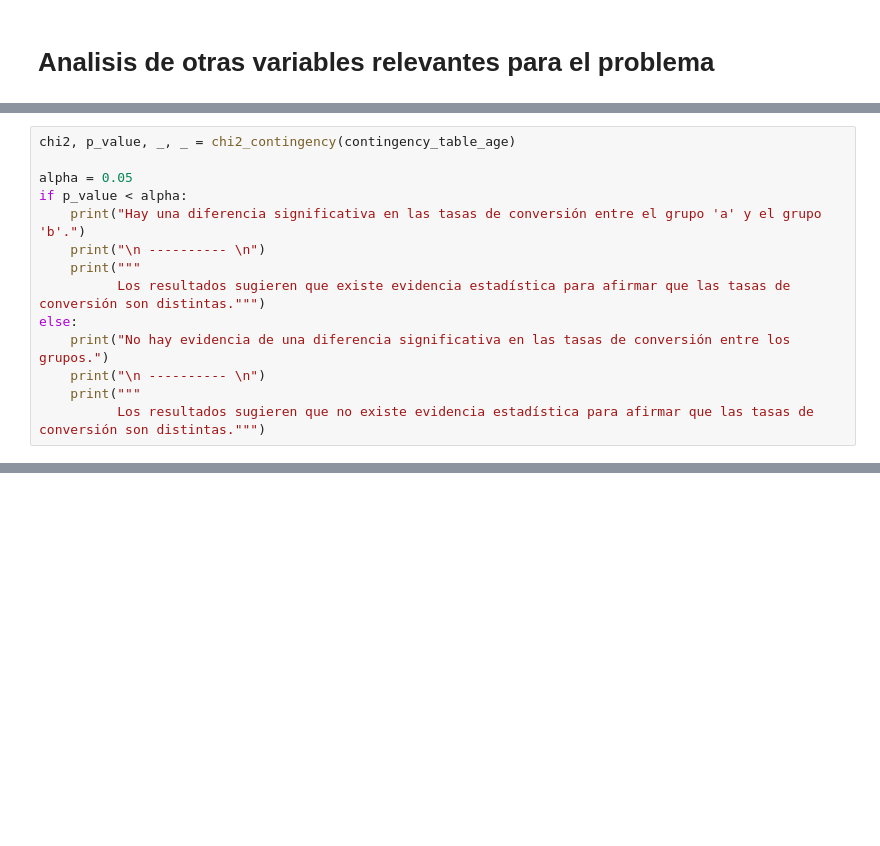
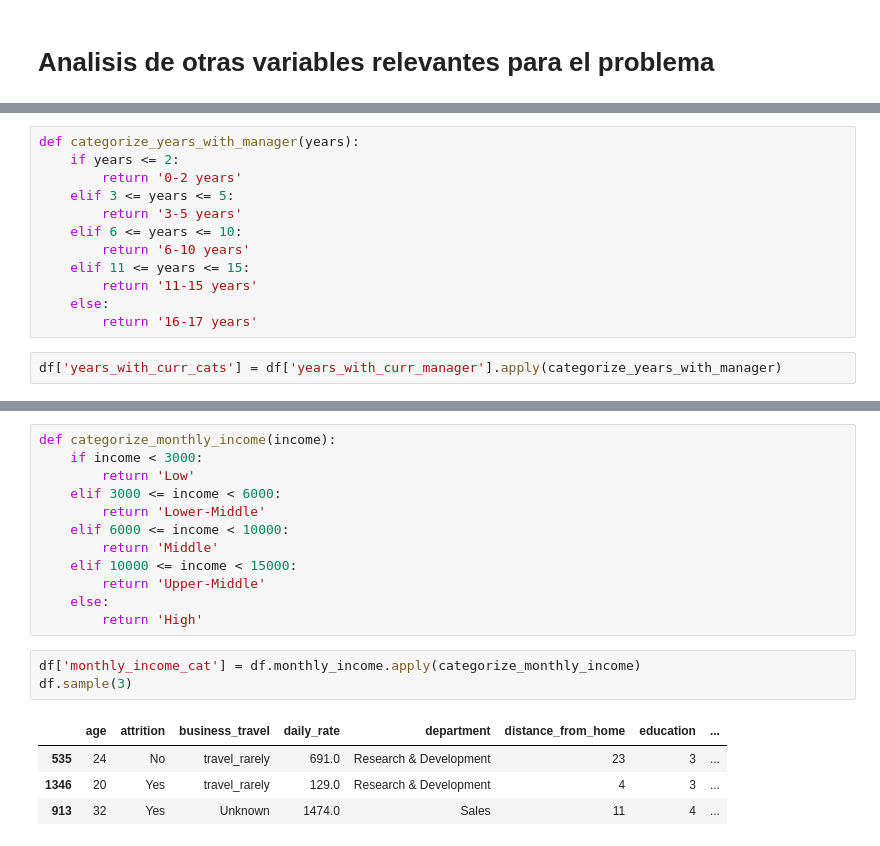
Before and after one commit to carla-caracola/people_analytics, a Jupyter notebook: jupyter_notebooks/ab_testing.ipynb, the cells around one changed output, grey strips where cells are left out. Cells and saved outputs as stored; diff of their text form; blank space fills up the shorter version.

```diff
--- a/jupyter_notebooks/ab_testing.ipynb
+++ b/jupyter_notebooks/ab_testing.ipynb
@@ -310,14 +165,0 @@ contingency_table_age
-# %%
-chi2, p_value, _, _ = chi2_contingency(contingency_table_age)
-
-alpha = 0.05
-if p_value < alpha:
-    print("Hay una diferencia significativa en las tasas de conversión entre el grupo 'a' y el grupo 'b'.")
-    print("\n ---------- \n")
-    print("""
-          Los resultados sugieren que existe evidencia estadística para afirmar que las tasas de conversión son distintas.""")
-else:
-    print("No hay evidencia de una diferencia significativa en las tasas de conversión entre los grupos.")
-    print("\n ---------- \n")
-    print("""
-          Los resultados sugieren que no existe evidencia estadística para afirmar que las tasas de conversión son distintas.""")
@@ -330,0 +238,14 @@ No hay evidencia de una diferencia significativa en las tasas de conversión ent
+# %%
+def categorize_years_with_manager(years):
+    if years <= 2:
+        return '0-2 years'
+    elif 3 <= years <= 5:
+        return '3-5 years'
+    elif 6 <= years <= 10:
+        return '6-10 years'
+    elif 11 <= years <= 15:
+        return '11-15 years'
+    else:
+        return '16-17 years'
+# %%
+df['years_with_curr_cats'] = df['years_with_curr_manager'].apply(categorize_years_with_manager)
@@ -330,0 +335,20 @@ No hay evidencia de una diferencia significativa en las tasas de conversión ent
+# %%
+def categorize_monthly_income(income):
+    if income < 3000:
+        return 'Low'
+    elif 3000 <= income < 6000:
+        return 'Lower-Middle'
+    elif 6000 <= income < 10000:
+        return 'Middle'
+    elif 10000 <= income < 15000:
+        return 'Upper-Middle'
+    else:
+        return 'High'
+# %%
+df['monthly_income_cat'] = df.monthly_income.apply(categorize_monthly_income)
+df.sample(3)
+# %% [output]
+|  | age | attrition | business_travel | daily_rate | department | distance_from_home | education | ... |
+| 535 | 24 | No | travel_rarely | 691.0 | Research & Development | 23 | 3 | ... |
+| 1346 | 20 | Yes | travel_rarely | 129.0 | Research & Development | 4 | 3 | ... |
+| 913 | 32 | Yes | Unknown | 1474.0 | Sales | 11 | 4 | ... |
```
Also changed, not shown: parts of 43 cells of this notebook, 1 other file.
